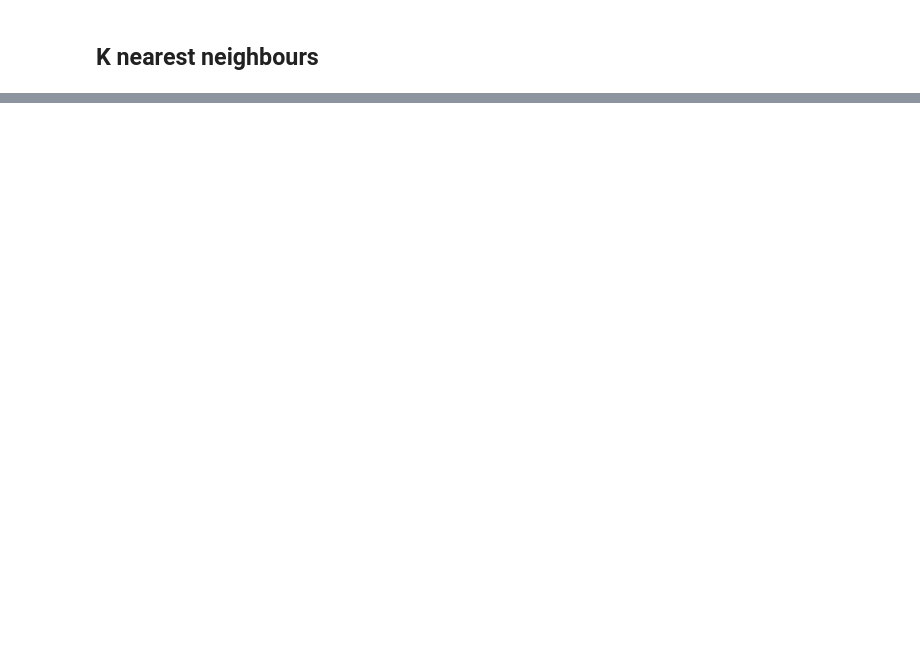
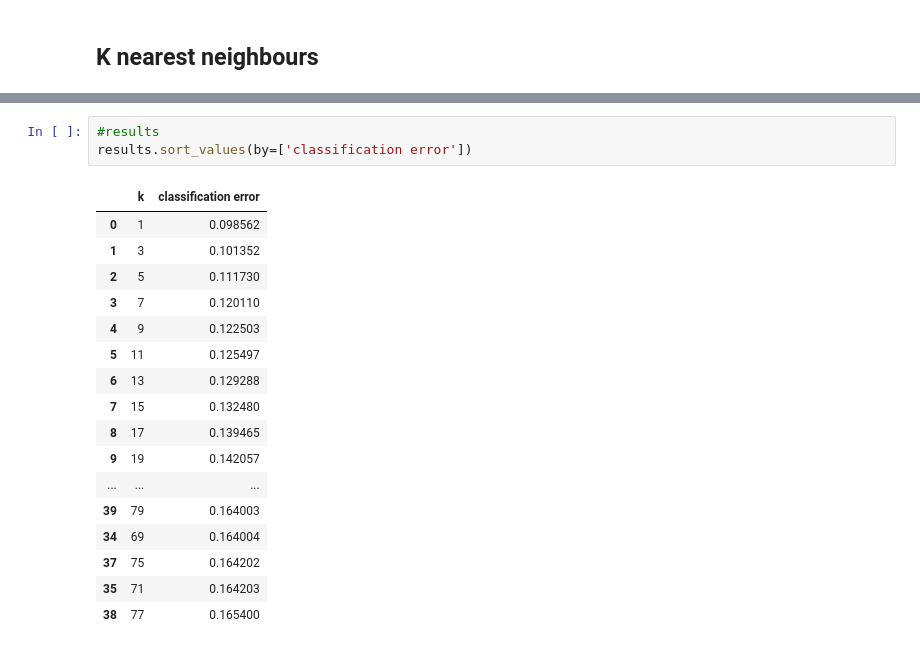
Before and after one commit to Scharlotten/voiceDetection, a Jupyter notebook: preprocess_data.ipynb, the cells around one changed output, grey strips where cells are left out. Drawn from its saved outputs; the diff is of its cells as text; blank space fills up the shorter version.

```diff
--- a/preprocess_data.ipynb
+++ b/preprocess_data.ipynb
@@ -309,4 +349,25 @@ classification error    0.124258
 dtype: float64
+# %%
+#results
+results.sort_values(by=['classification error'])
+# %% [output]
+|  | k | classification error |
+| 0 | 1 | 0.098562 |
+| 1 | 3 | 0.101352 |
+| 2 | 5 | 0.111730 |
+| 3 | 7 | 0.120110 |
+| 4 | 9 | 0.122503 |
+| 5 | 11 | 0.125497 |
+| 6 | 13 | 0.129288 |
+| 7 | 15 | 0.132480 |
+| 8 | 17 | 0.139465 |
+| 9 | 19 | 0.142057 |
+| ... | ... | ... |
+| 39 | 79 | 0.164003 |
+| 34 | 69 | 0.164004 |
+| 37 | 75 | 0.164202 |
+| 35 | 71 | 0.164203 |
+| 38 | 77 | 0.165400 |
 # %%
 import seaborn as sns
 sns.scatterplot(x='k', y='classification error', data=results)
```
Also changed, not shown: parts of 16 cells of this notebook, 3 other files.
